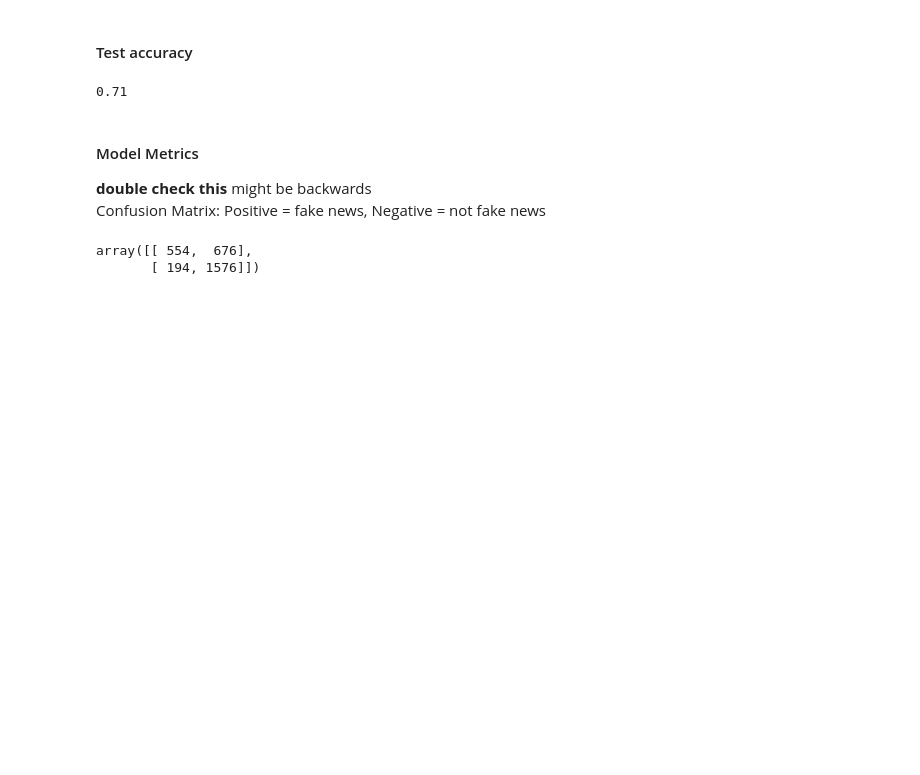
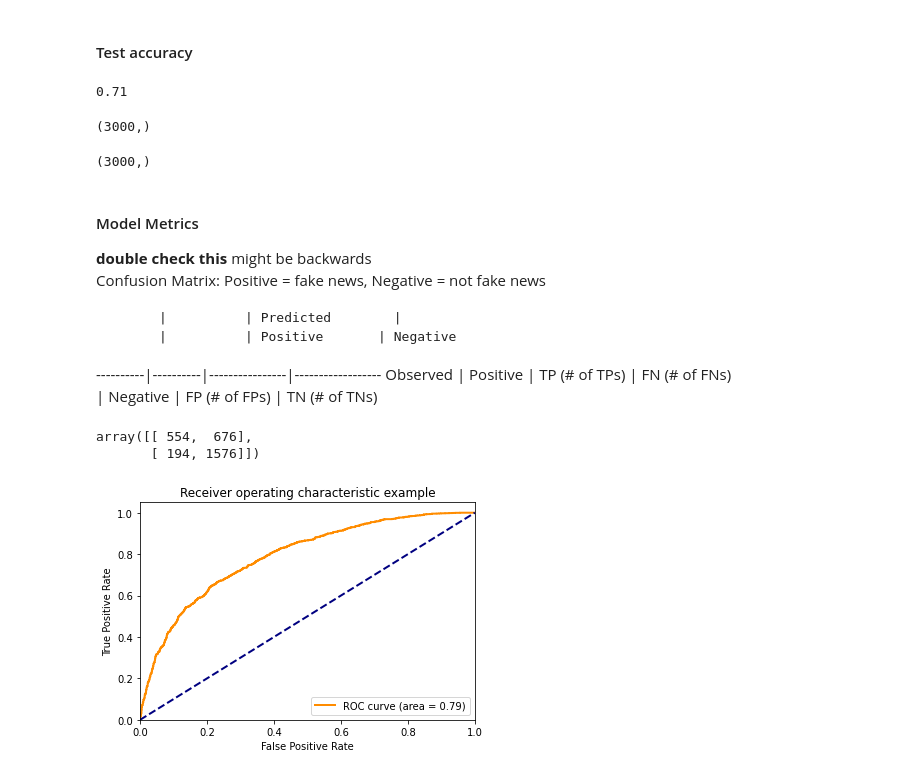
Before and after one commit to BennoKrojer/ML2, a Jupyter notebook: Part2.ipynb, the cells around one changed output. Cells and saved outputs as stored; diff of their text form; code cells hidden in the pictures; blank space fills up the shorter version.

Commit message:
Grid Search and ROC graph

```diff
--- a/Part2.ipynb
+++ b/Part2.ipynb
@@ -61,7 +64,13 @@ To preform machine learning on text, need to first extract features for the text
 raw_data_train_text = raw_data_train["text"]
 raw_data_train_label = raw_data_train["label"]
 
+# Convert to numpy array so it is easier to work with
+X_train = np.asarray(raw_data_train_text)
+
 # Create numpy array to store target labels
 Y_train = np.asarray(raw_data_train_label)
 Y_train
+
+print(X_train.shape)
+print(Y_train.shape)
 # %% [output]
@@ -78,6 +92,8 @@ array([0, 0, 1, ..., 0, 1, 0])
 # Seperate raw data for test set
 raw_data_test_text = raw_data_test["text"]
 raw_data_test_label = raw_data_test["label"]
+X_test = np.asarray(raw_data_test_text)
 Y_test = np.asarray(raw_data_test_label)
-Y_test
+print(X_test.shape)
+print(Y_test.shape)
 # %% [output]
@@ -266,10 +313,31 @@ acc = np.mean(Y_pred == Y_test)
 print(acc)
 # %% [output]
 0.71
+# %%
+# Get score
+#print(X_train.ravel().shape)
+#print(Y_train.shape)
+#print(Y_test.shape)
+fitted_pipeline = text_pipeline.fit(X_train.ravel(), Y_train)
+#print(len(Y_train.tolist()))
+Y_score = fitted_pipeline.decision_function(X_test)
+Y_score.shape
+# %% [output]
+(3000,)
+# %%
+X_test.shape
+# %% [output]
+(3000,)
 # %% [markdown]
 #### Model Metrics
 
 **double check this** might be backwards
 Confusion Matrix: Positive = fake news, Negative = not fake news
+
+          |          | Predicted	    |
+          |          | Positive       |	Negative
+----------|----------|----------------|------------------
+Observed  |	Positive |	TP (# of TPs) |	FN (# of FNs)
+          | Negative |	FP (# of FPs) |	TN (# of TNs)
 # %%
 # Confusion matrix for binary classification:
@@ -279,0 +369,22 @@ array([[ 554,  676],
+# %%
+# Compute ROC curve and ROC area
+fprs = list()
+tprs = list()
+fprs, tprs, thresholds = roc_curve(Y_test, Y_score)
+roc_auc = auc(fprs, tprs)
+# %%
+#Plot ROC Curve
+plt.figure()
+lw = 2
+plt.plot(fprs, tprs, color='darkorange',
+         lw=lw, label='ROC curve (area = %0.2f)' % roc_auc)
+plt.plot([0, 1], [0, 1], color='navy', lw=lw, linestyle='--')
+plt.xlim([0.0, 1.0])
+plt.ylim([0.0, 1.05])
+plt.xlabel('False Positive Rate')
+plt.ylabel('True Positive Rate')
+plt.title('Receiver operating characteristic example')
+plt.legend(loc="lower right")
+plt.show()
+# %% [output]
+[figure, added]
```
Also changed, not shown: parts of 16 cells of this notebook.
